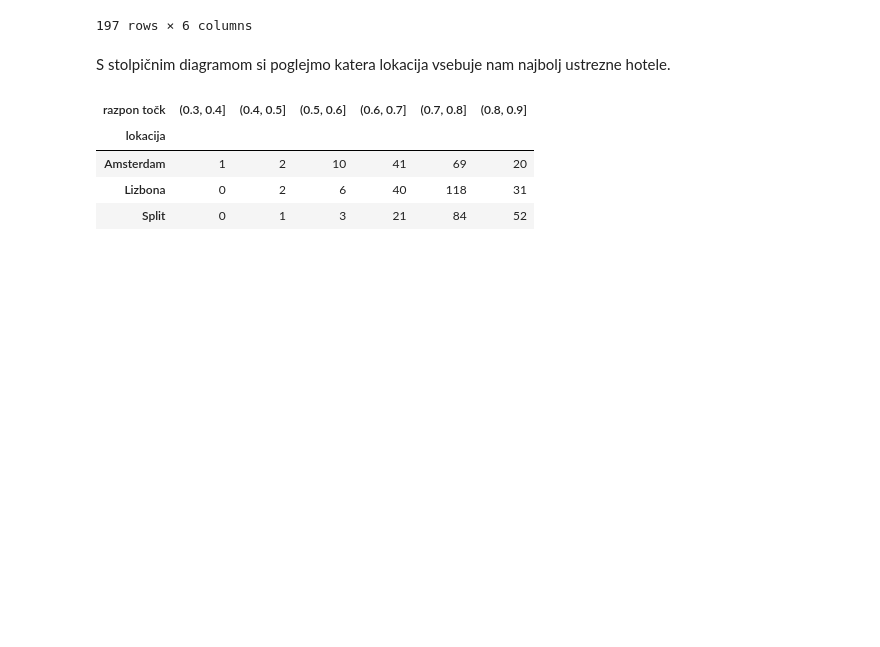
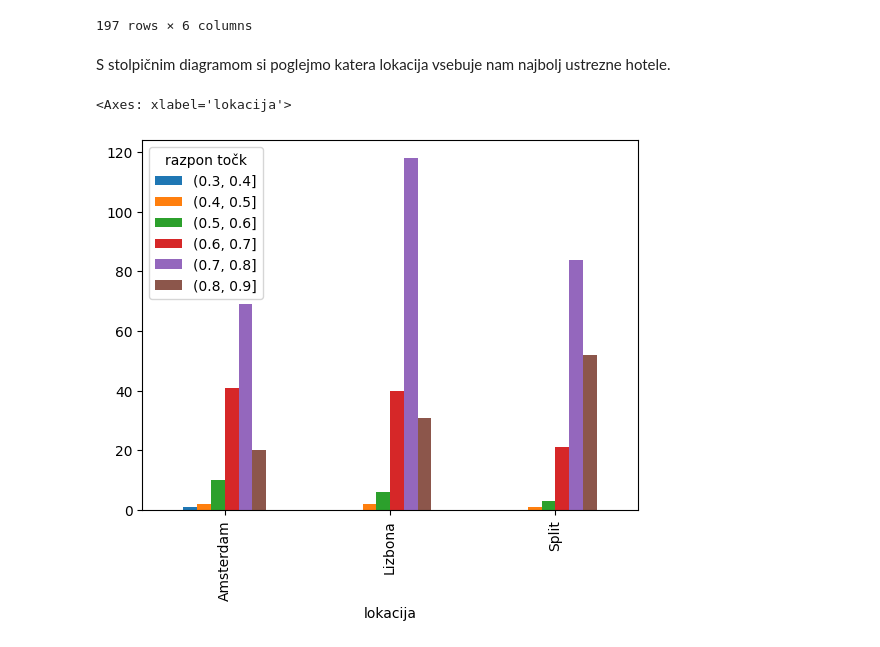
Before and after one commit to MiaCakarova/ProjektnaNaloga_AnalizaHotelovBooking, a Jupyter notebook: analiza_podatkov.ipynb, the cells around one changed output. Drawn from its saved outputs; the diff is of its cells as text; code cells hidden in the pictures; blank space fills up the shorter version.

Commit message:
stolpični diagram

```diff
--- a/analiza_podatkov.ipynb
+++ b/analiza_podatkov.ipynb
@@ -370,17 +370,14 @@ S stolpičnim diagramom si poglejmo katera lokacija vsebuje nam najbolj ustrezne
 # %%
 # Združimo tabele v eno
 skupna_tabela = pd.concat([amsterdam, split, lizbona], ignore_index=True)
 
 # Razporedimo hotele v razpone glede na točke
 skupna_tabela['razpon točk'] = pd.cut(skupna_tabela['točke'], bins=[0.3, 0.4, 0.5, 0.6, 0.7, 0.8, 0.9]) # iz zgornjih tabel opazimo, da noben hotel nima manj kot 0.3 točk oz več kot 0.9 točk
 
 # Preštejmo število hotelov v vsakem razponu za vsako lokacijo
 razporejeni_hoteli = skupna_tabela.groupby(['lokacija', 'razpon točk'], observed=True).size().unstack(fill_value=0)
 
-razporejeni_hoteli
+razporejeni_hoteli.plot.bar()
 # %% [output]
-| razpon točk | (0.3, 0.4] | (0.4, 0.5] | (0.5, 0.6] | (0.6, 0.7] | (0.7, 0.8] | (0.8, 0.9] |
-| lokacija |  |  |  |  |  |  |
-| Amsterdam | 1 | 2 | 10 | 41 | 69 | 20 |
-| Lizbona | 0 | 2 | 6 | 40 | 118 | 31 |
-| Split | 0 | 1 | 3 | 21 | 84 | 52 |
+<Axes: xlabel='lokacija'>
+[figure, added]
```
